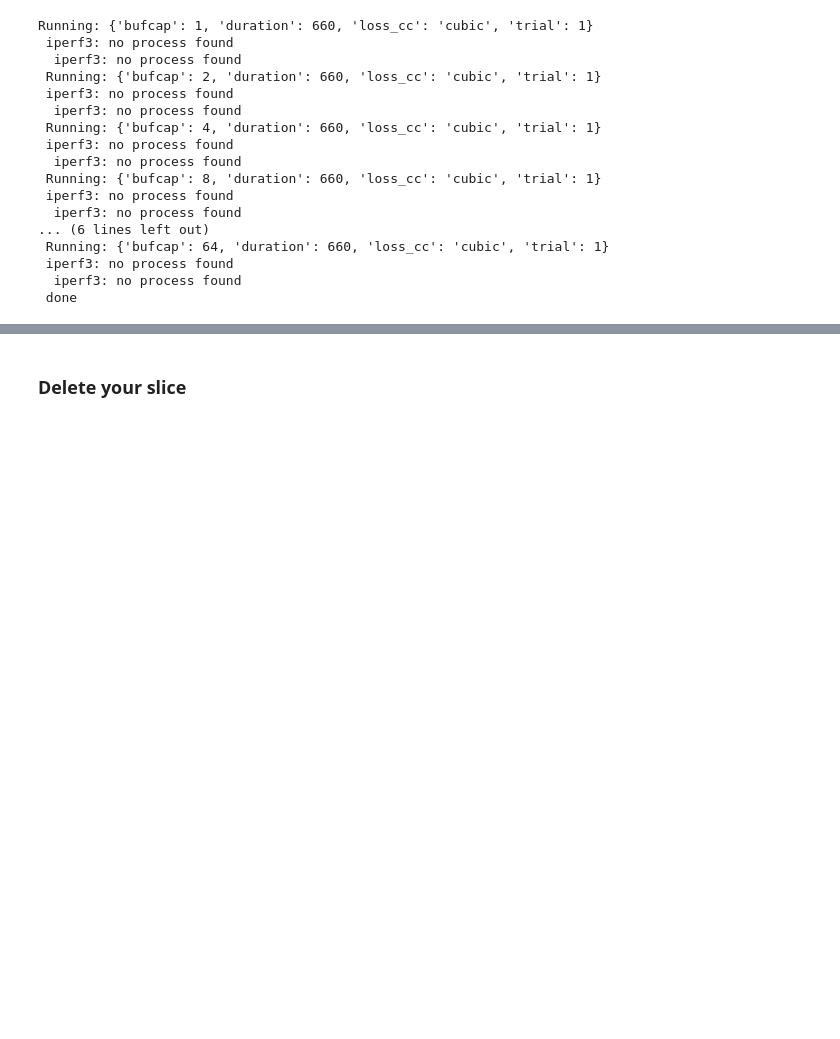
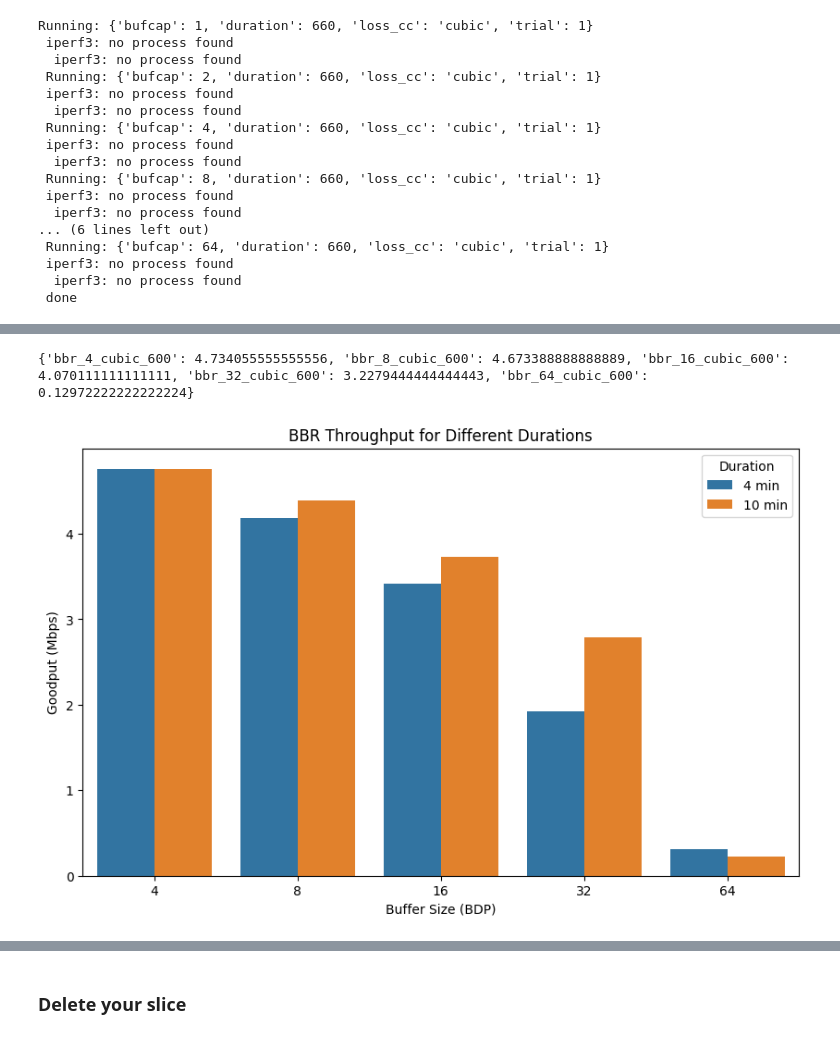
Before and after one commit to ffund/re-bbr-shared-bottleneck, a Jupyter notebook: ware-exp/run_new.ipynb, the cells around one changed output, grey strips where cells are left out. Cells and saved outputs as stored; diff of their text form; code cells hidden in the pictures; blank space fills up the shorter version.

```diff
--- a/ware-exp/run_new.ipynb
+++ b/ware-exp/run_new.ipynb
@@ -822,0 +827,15 @@ plt.show()
+# %%
+router_node = slice.get_node("router")
+sender_node = slice.get_node("sender")
+receiver_node = slice.get_node("receiver")
+# %%
+import itertools
+exp_factors = {
+    'bufcap': [2**(n+2) for n in range(5)],
+    'duration': [240, 600],
+    'loss_cc': ['cubic'],
+    'trial': [1]
+}
+factor_names = [k for k in exp_factors]
+factor_lists = list(itertools.product(*exp_factors.values()))
+exp_lists = [dict(zip(factor_names, factor_l)) for factor_l in factor_lists]
@@ -822,0 +898,58 @@ plt.show()
+# %%
+df = pd.DataFrame(columns=['bufcap', 'duration', 'combo', 'cc', 'goodput'])
+for exp in exp_lists:
+
+    bbr_file = "fig2b_bbr_" + str(exp['bufcap']) + "_bbrV" + exp['loss_cc']+"_"+ str(exp['duration']) + ".txt"
+    tput_bbr = receiver_node.execute("cat /home/ubuntu/figure2b/" + bbr_file + " | grep 'receiver' | awk -F '-' '{print $2}' | awk '{print $5}'", quiet=True)
+    df_dict = {'bufcap': exp['bufcap'], 'duration': exp['duration'], 'combo': "BBR-" + exp['loss_cc'], 'cc': 'BBR', 'goodput': float(tput_bbr[0].strip())}
+    df = pd.concat([df, pd.DataFrame(df_dict, index=[0])], ignore_index=True)
+
+    loss_file = "fig2b_" + exp['loss_cc'] + "_" + str(exp['bufcap']) + "_bbrV" + exp['loss_cc'] + "_"+ str(exp['duration']) + ".txt"
+    tput_loss = receiver_node.execute("cat /home/ubuntu/figure2b/" + loss_file + " | grep 'receiver' | awk -F '-' '{print $2}' | awk '{print $5}'", quiet=True)
+    df_dict = {'bufcap': exp['bufcap'],'duration': exp['duration'], 'combo': "BBR-" + exp['loss_cc'], 'cc': exp['loss_cc'], 'goodput': float(tput_loss[0].strip())}
+    df = pd.concat([df, pd.DataFrame(df_dict, index=[0])], ignore_index=True)
+# %%
+experiment_dfs = {}
+#tput_bbr =  receiver_node.execute("head --lines=-5 /home/ubuntu/figure2a/"+bbr_file+" | grep 'Mbits/sec' | awk -F '-' '{print $2}' | awk '{print $1\",\"$5}'", quiet=True)
+
+for exp in exp_lists:
+
+    if exp["duration"] ==600:
+        bbr_file = "fig2b_bbr_" + str(exp['bufcap']) + "_bbrV" + exp['loss_cc']+"_"+ str(exp['duration']) + ".txt"
+        tput_bbr =  receiver_node.execute("tail -n 185 /home/ubuntu/figure2b/"+bbr_file+" | head -n 180 | grep 'Mbits/sec' | awk -F '-' '{print $2}' | awk '{print $1\",\"$5}'", quiet=True)
+        #print(tput_bbr)
+        df_bbr = pd.read_csv(StringIO(tput_bbr[0]), names = ['time','goodput'])
+        average_goodput = df_bbr['goodput'].mean()
+        experiment_key = f"bbr_{exp['bufcap']}_{exp['loss_cc']}_{exp['duration']}"
+        experiment_dfs[experiment_key] = average_goodput
+
+
+    #loss_file = "fig2b_" + str(exp['bufcap']) + "_bbrV" + exp['loss_cc']+"_"+ str(exp['duration']) + ".txt"
+    #t_loss =  receiver_node.execute("tail -n 185 /home/ubuntu/figure2b/"+loss_file+" | head -n 180 | grep 'Mbits/sec' | awk -F '-' '{print $2}' | awk '{print $1\",\"$5}'", quiet=True)
+    #df_loss = pd.read_csv(StringIO(tput_bbr[0]), names = ['time','goodput'])
+    #average_goodput = df_bbr['goodput'].mean()
+    #experiment_key = f"bbr_{exp['bufcap']}_{exp['loss_cc']}_{exp['duration']}"
+    #experiment_dfs[experiment_key] = average_goodput
+
+# Assuming you want to see the results:
+print(experiment_dfs)
+# %% [output]
+{'bbr_4_cubic_600': 4.734055555555556, 'bbr_8_cubic_600': 4.673388888888889, 'bbr_16_cubic_600': 4.070111111111111, 'bbr_32_cubic_600': 3.2279444444444443, 'bbr_64_cubic_600': 0.12972222222222224}
+# %%
+bbr_df = df[df['cc'] == 'BBR'].copy()
+
+# Convert 'duration' to a string column for labeling purposes in the plot
+bbr_df['duration_str'] = bbr_df['duration'].apply(lambda x: f'{x//60} min')
+
+# Initialize a large enough figure size for clarity
+plt.figure(figsize=(10, 6))
+sns.barplot(data=bbr_df, x='bufcap', y='goodput', hue='duration_str', errorbar=None)
+
+# Add labels and title
+plt.xlabel('Buffer Size (BDP)')
+plt.ylabel('Goodput (Mbps)')
+plt.title('BBR Throughput for Different Durations')
+plt.legend(title='Duration')
+plt.show()
+# %% [output]
+[figure, added]
```
Also changed, not shown: parts of 42 cells of this notebook.
